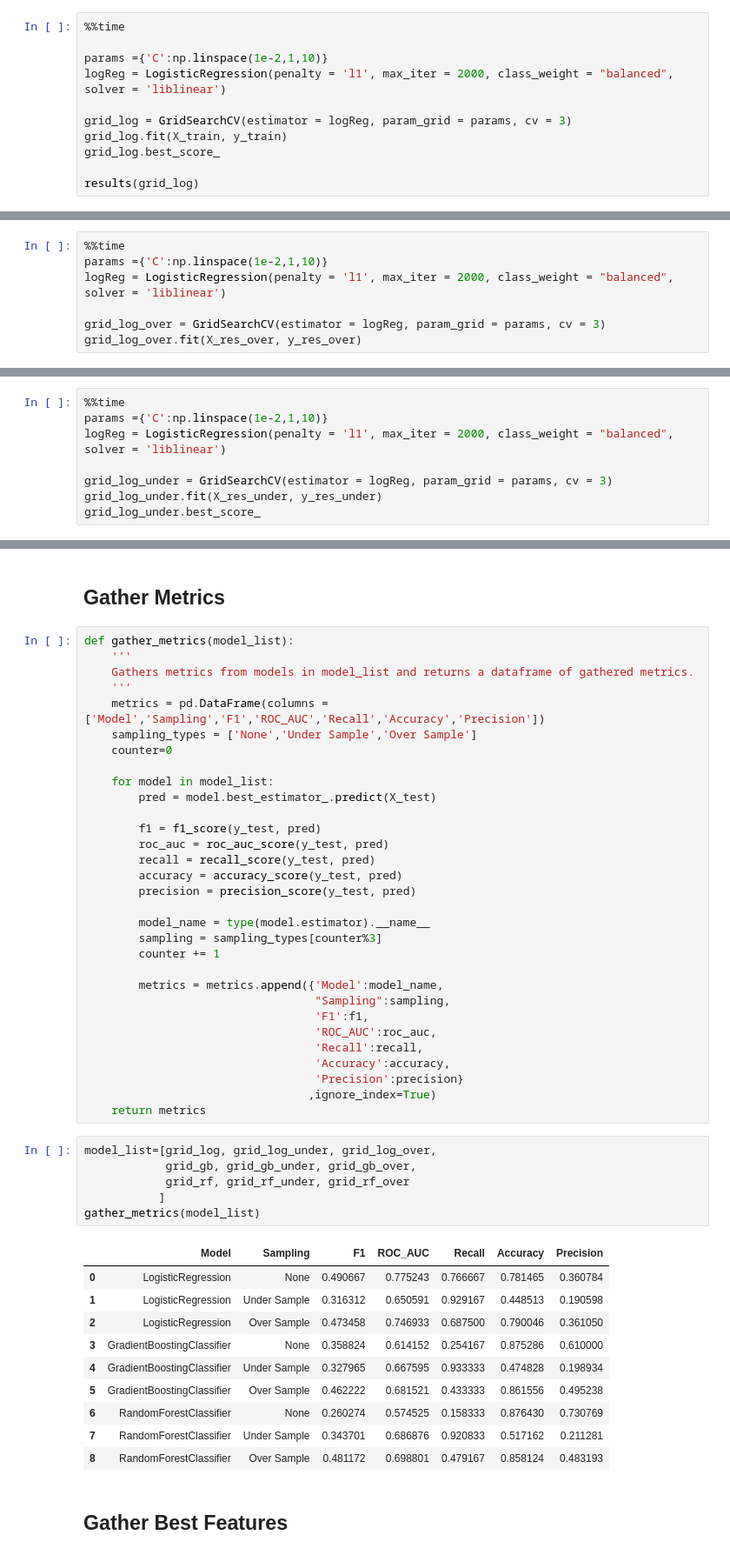
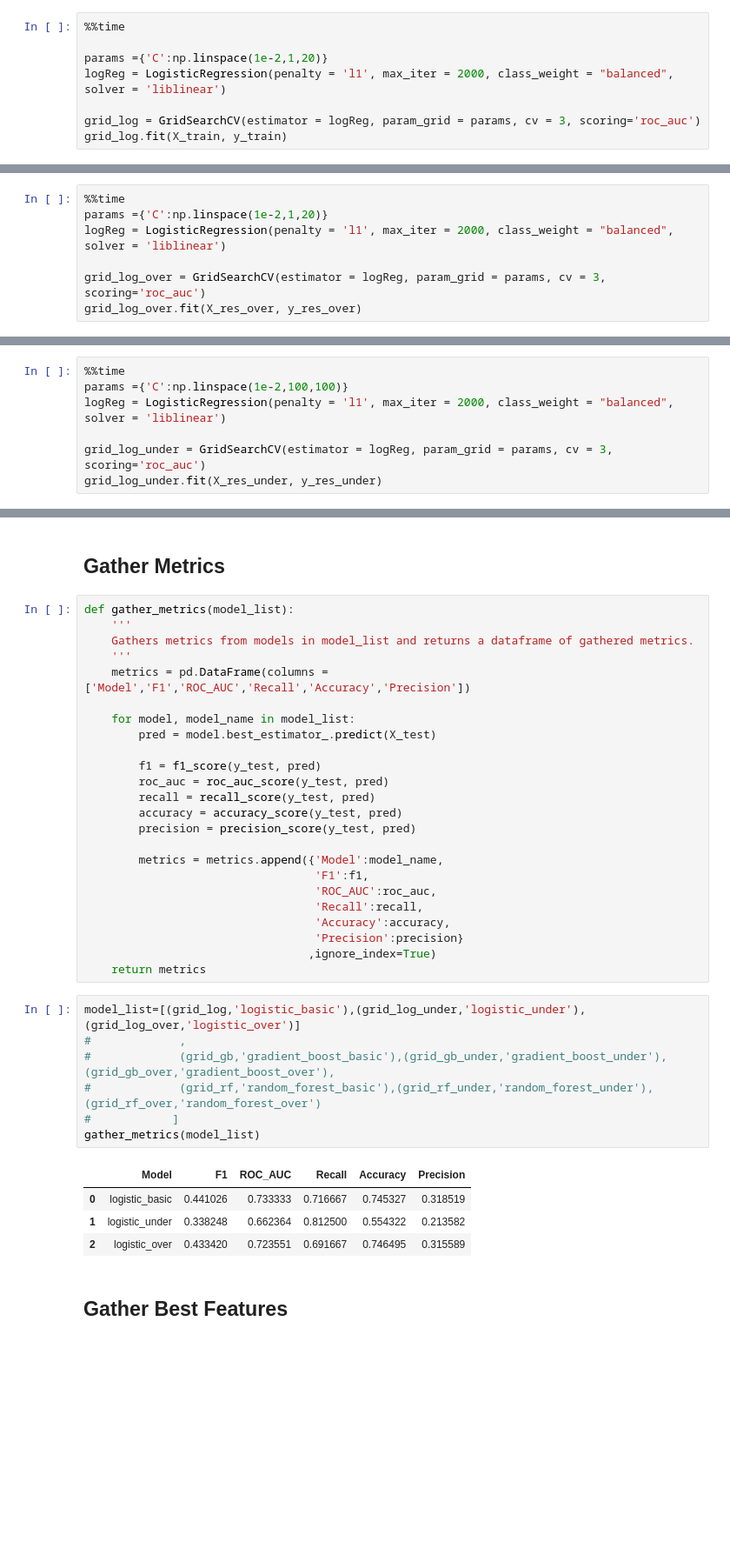
Before and after one commit to brandoncryu/disease_prediction, a Jupyter notebook: CHF_Modeling_simple_KNN.ipynb, the cells around one changed output, grey strips where cells are left out. Shown at 87% size. Saved outputs shown, nothing was run; the diff lists cells and outputs as text; blank space fills up the shorter version.

Commit message:
updated functions and saving to data folder

```diff
--- a/CHF_Modeling_simple_KNN.ipynb
+++ b/CHF_Modeling_simple_KNN.ipynb
@@ -101,12 +105,9 @@ def results(model):
 # %%
 %%time
 
-params ={'C':np.linspace(1e-2,1,10)}
+params ={'C':np.linspace(1e-2,1,20)}
 logReg = LogisticRegression(penalty = 'l1', max_iter = 2000, class_weight = "balanced", solver = 'liblinear')
 
-grid_log = GridSearchCV(estimator = logReg, param_grid = params, cv = 3)
+grid_log = GridSearchCV(estimator = logReg, param_grid = params, cv = 3, scoring='roc_auc')
 grid_log.fit(X_train, y_train)
-grid_log.best_score_
-
-results(grid_log)
 # %% [output]
@@ -145,9 +163,9 @@ Wall time: 4.35 s
 ### Over Sampling using SMOTE
 # %%
 %%time
-params ={'C':np.linspace(1e-2,1,10)}
+params ={'C':np.linspace(1e-2,1,20)}
 logReg = LogisticRegression(penalty = 'l1', max_iter = 2000, class_weight = "balanced", solver = 'liblinear')
 
-grid_log_over = GridSearchCV(estimator = logReg, param_grid = params, cv = 3)
+grid_log_over = GridSearchCV(estimator = logReg, param_grid = params, cv = 3, scoring='roc_auc')
 grid_log_over.fit(X_res_over, y_res_over)
 # %% [output]
@@ -196,10 +219,9 @@ dtype: float64
 ### Under Sampling using Near Miss
 # %%
 %%time
-params ={'C':np.linspace(1e-2,1,10)}
+params ={'C':np.linspace(1e-2,100,100)}
 logReg = LogisticRegression(penalty = 'l1', max_iter = 2000, class_weight = "balanced", solver = 'liblinear')
 
-grid_log_under = GridSearchCV(estimator = logReg, param_grid = params, cv = 3)
+grid_log_under = GridSearchCV(estimator = logReg, param_grid = params, cv = 3, scoring='roc_auc')
 grid_log_under.fit(X_res_under, y_res_under)
-grid_log_under.best_score_
 # %% [output]
@@ -613,11 +608,9 @@ def gather_metrics(model_list):
     '''
     Gathers metrics from models in model_list and returns a dataframe of gathered metrics.
     '''
-    metrics = pd.DataFrame(columns = ['Model','Sampling','F1','ROC_AUC','Recall','Accuracy','Precision'])
-    sampling_types = ['None','Under Sample','Over Sample']
-    counter=0
+    metrics = pd.DataFrame(columns = ['Model','F1','ROC_AUC','Recall','Accuracy','Precision'])
 
-    for model in model_list:
+    for model, model_name in model_list:
         pred = model.best_estimator_.predict(X_test)
 
         f1 = f1_score(y_test, pred)
@@ -626,12 +619,7 @@ def gather_metrics(model_list):
         accuracy = accuracy_score(y_test, pred)
         precision = precision_score(y_test, pred)
 
-        model_name = type(model.estimator).__name__
-        sampling = sampling_types[counter%3]
-        counter += 1
-
         metrics = metrics.append({'Model':model_name,
-                                  "Sampling":sampling,
                                   'F1':f1,
                                   'ROC_AUC':roc_auc,
                                   'Recall':recall,
@@ -640,22 +628,17 @@ def gather_metrics(model_list):
                                  ,ignore_index=True)
     return metrics
 # %%
-model_list=[grid_log, grid_log_under, grid_log_over,
-            grid_gb, grid_gb_under, grid_gb_over,
-            grid_rf, grid_rf_under, grid_rf_over
-           ]
+model_list=[(grid_log,'logistic_basic'),(grid_log_under,'logistic_under'),(grid_log_over,'logistic_over')]
+#             ,
+#             (grid_gb,'gradient_boost_basic'),(grid_gb_under,'gradient_boost_under'),(grid_gb_over,'gradient_boost_over'),
+#             (grid_rf,'random_forest_basic'),(grid_rf_under,'random_forest_under'),(grid_rf_over,'random_forest_over')
+#            ]
 gather_metrics(model_list)
 # %% [output]
-|  | Model | Sampling | F1 | ROC_AUC | Recall | Accuracy | Precision |
-| 0 | LogisticRegression | None | 0.490667 | 0.775243 | 0.766667 | 0.781465 | 0.360784 |
-| 1 | LogisticRegression | Under Sample | 0.316312 | 0.650591 | 0.929167 | 0.448513 | 0.190598 |
-| 2 | LogisticRegression | Over Sample | 0.473458 | 0.746933 | 0.687500 | 0.790046 | 0.361050 |
-| 3 | GradientBoostingClassifier | None | 0.358824 | 0.614152 | 0.254167 | 0.875286 | 0.610000 |
-| 4 | GradientBoostingClassifier | Under Sample | 0.327965 | 0.667595 | 0.933333 | 0.474828 | 0.198934 |
-| 5 | GradientBoostingClassifier | Over Sample | 0.462222 | 0.681521 | 0.433333 | 0.861556 | 0.495238 |
-| 6 | RandomForestClassifier | None | 0.260274 | 0.574525 | 0.158333 | 0.876430 | 0.730769 |
-| 7 | RandomForestClassifier | Under Sample | 0.343701 | 0.686876 | 0.920833 | 0.517162 | 0.211281 |
-| 8 | RandomForestClassifier | Over Sample | 0.481172 | 0.698801 | 0.479167 | 0.858124 | 0.483193 |
+|  | Model | F1 | ROC_AUC | Recall | Accuracy | Precision |
+| 0 | logistic_basic | 0.441026 | 0.733333 | 0.716667 | 0.745327 | 0.318519 |
+| 1 | logistic_under | 0.338248 | 0.662364 | 0.812500 | 0.554322 | 0.213582 |
+| 2 | logistic_over | 0.433420 | 0.723551 | 0.691667 | 0.746495 | 0.315589 |
 # %% [markdown]
 ## Gather Best Features
 # %%
```
Also changed, not shown: parts of 26 cells of this notebook, 3 other files.
